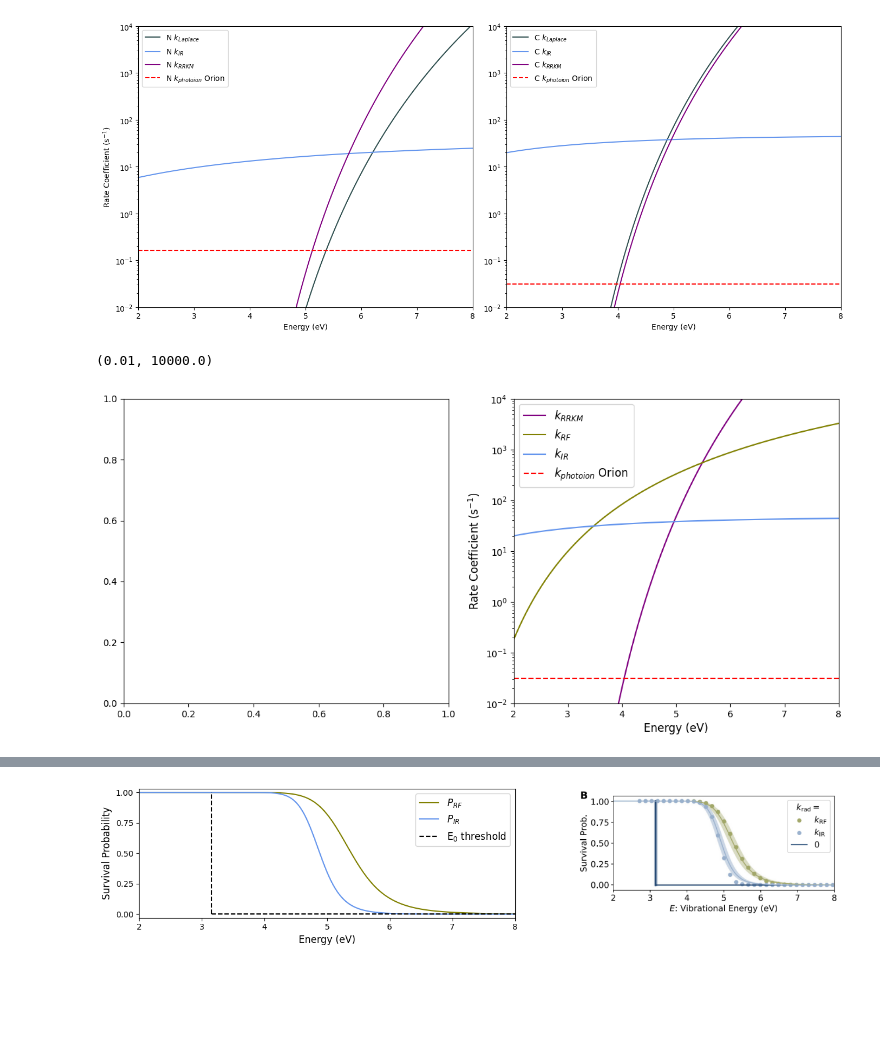
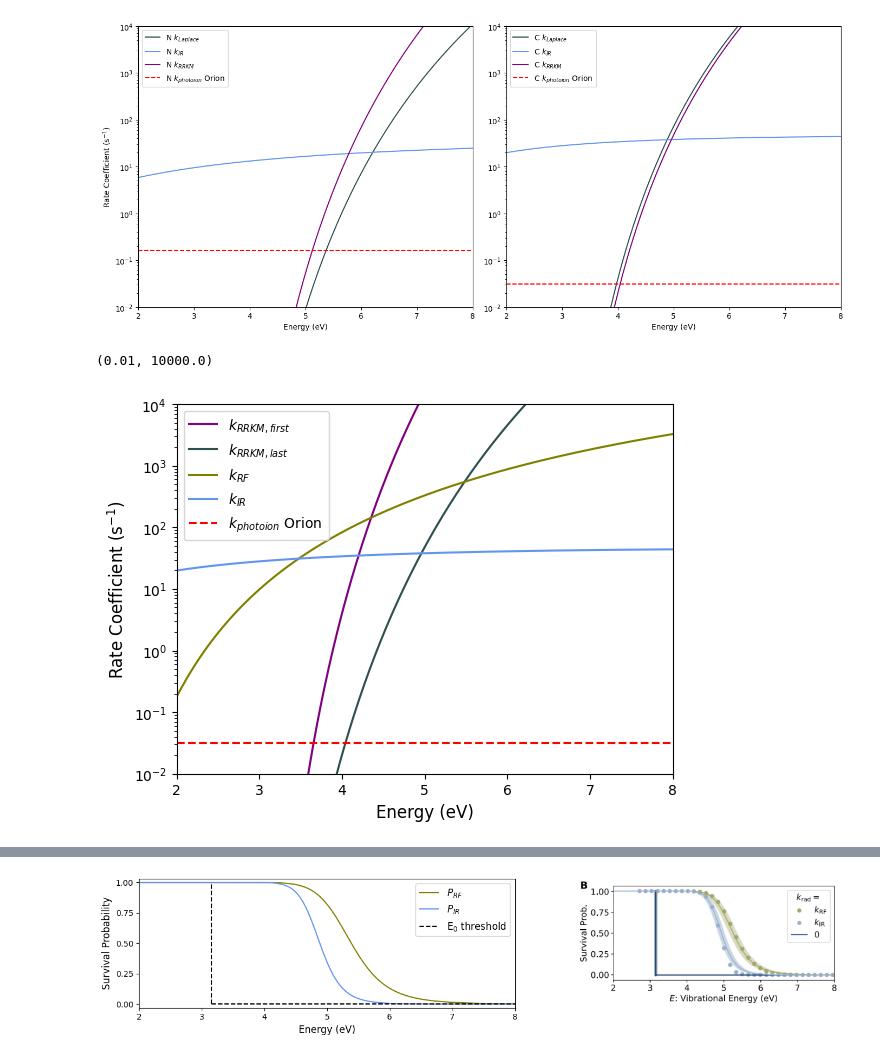
Before and after one commit to mustafa9812/Project-Cynap, a Jupyter notebook: scripts/calculations.ipynb, the cells around one changed output, grey strips where cells are left out. Saved outputs shown, nothing was run; the diff lists cells and outputs as text; code cells hidden in the pictures; blank space fills up the shorter version.

Commit message:
Summarising important plots and making text visible/consisten with other plots for thesis

```diff
--- a/scripts/calculations.ipynb
+++ b/scripts/calculations.ipynb
@@ -894,18 +908,17 @@ plt.tight_layout()
 # %% [output]
 [figure]
 # %%
-fig, axs = plt.subplots(1, 2, figsize=(14, 6))
-#axs[1].plot(LP_filtered_energies_list_eV, C_k_Laplace_list, color='darkslategrey', label='$k_{Laplace}$')
-axs[1].plot(other_C_RRKM_filtered_energies_list_eV, other_C_k_RRKM_list, color='purple', label='$k_{RRKM}$')
-axs[1].plot(RF_filtered_energies_list_eV, k_RF_list, color='olive', label='$k_{RF}$')
-axs[1].plot(C_IR_energies_list_eV, C_k_IR_total, color='cornflowerblue', label='$k_{IR}$')
-axs[1].axhline(y=C_Orion_IF_photoion_point, color='red', linestyle='--', label='$k_{photoion}$ Orion ')
-axs[1].set_xlabel('Energy (eV)', fontsize = 12)
-axs[1].set_ylabel('Rate Coefficient (s$^{-1}$)', fontsize = 12)
-axs[1].set_yscale('log')
-axs[1].legend(loc='upper left', fontsize = 12)
-axs[1].set_xlim(2, 8)
-axs[1].set_ylim(1e-2, 1e4)
+plt.plot(C_RRKM_filtered_energies_list_eV, C_k_RRKM_list, color='purple', label='$k_{RRKM, first}$')
+plt.plot(other_C_RRKM_filtered_energies_list_eV, other_C_k_RRKM_list, color='darkslategrey', label='$k_{RRKM, last}$')
+plt.plot(RF_filtered_energies_list_eV, k_RF_list, color='olive', label='$k_{RF}$')
+plt.plot(C_IR_energies_list_eV, C_k_IR_total, color='cornflowerblue', label='$k_{IR}$')
+plt.axhline(y=C_Orion_IF_photoion_point, color='red', linestyle='--', label='$k_{photoion}$ Orion ')
+plt.xlabel('Energy (eV)', fontsize=12)
+plt.ylabel(r'Rate Coefficient (s$^{-1}$)', fontsize=12)
+plt.yscale('log')
+plt.legend(loc='upper left', fontsize=10)
+plt.xlim(2, 8)
+plt.ylim(1e-2, 1e4)
 # %% [output]
 (0.01, 10000.0)
-[figure, old version]
+[figure, new version]
```
Also changed, not shown: parts of 7 cells of this notebook, 5 other files.
